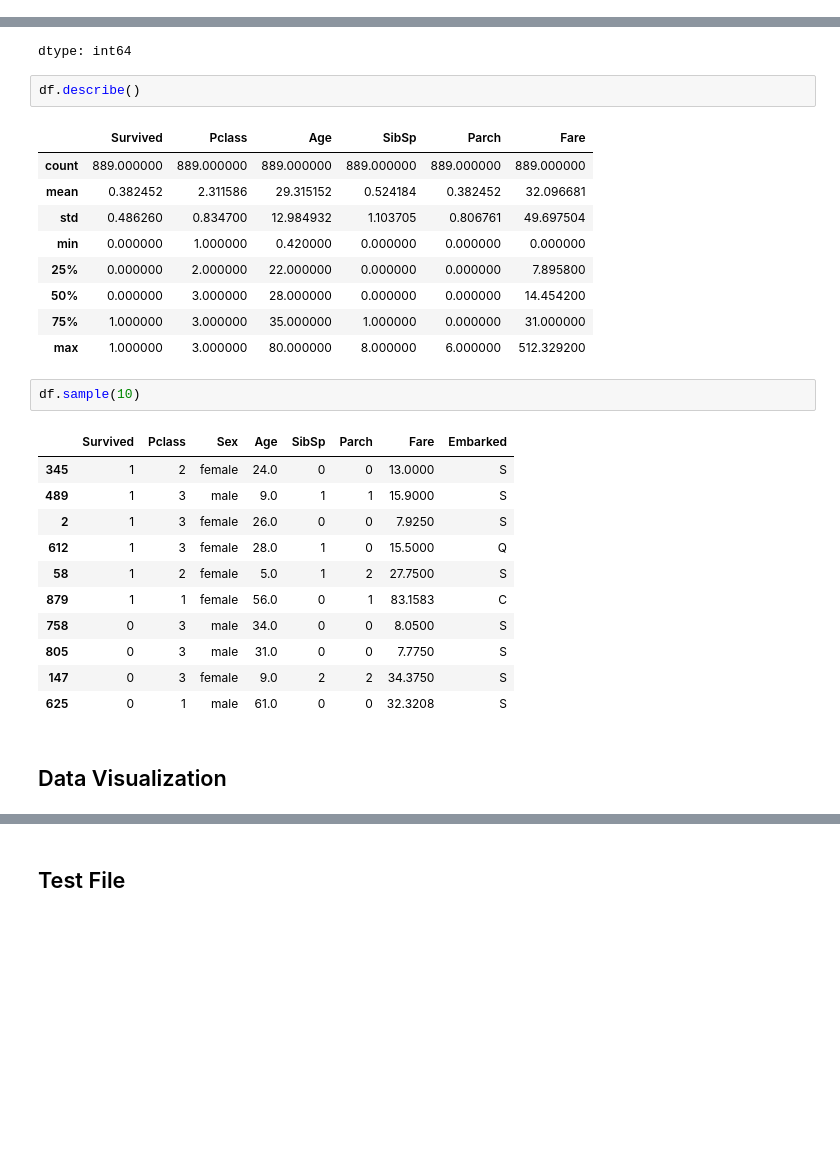
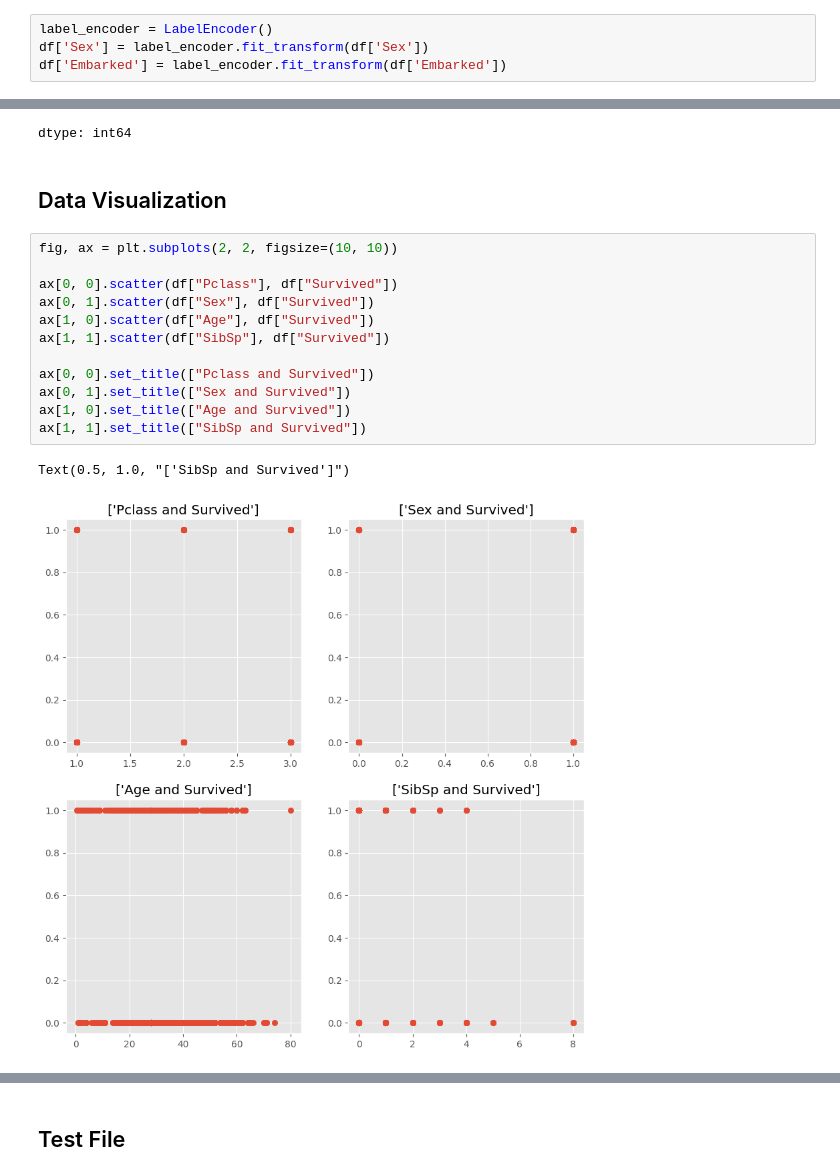
Before and after one commit to leonnmarcoo/CCMACLRL_EXERCISES_COM232, a Jupyter notebook: Exercise3.ipynb, the cells around one changed output, grey strips where cells are left out. Cells and saved outputs as stored; diff of their text form; blank space fills up the shorter version.

Commit message:
Added data visualization

```diff
--- a/Exercise3.ipynb
+++ b/Exercise3.ipynb
@@ -57,3 +62,7 @@ memory usage: 83.7+ KB
 # %%
 drop_col=['PassengerId','Name','Ticket','Cabin']
 df.drop(drop_col,axis=1,inplace=True)
+# %%
+label_encoder = LabelEncoder()
+df['Sex'] = label_encoder.fit_transform(df['Sex'])
+df['Embarked'] = label_encoder.fit_transform(df['Embarked'])
@@ -88,31 +110,20 @@ df.isnull().sum()
 | Fare | 0 |
 | Embarked | 0 |
 dtype: int64
-# %%
-df.describe()
-# %% [output]
-|  | Survived | Pclass | Age | SibSp | Parch | Fare |
-| count | 889.000000 | 889.000000 | 889.000000 | 889.000000 | 889.000000 | 889.000000 |
-| mean | 0.382452 | 2.311586 | 29.315152 | 0.524184 | 0.382452 | 32.096681 |
-| std | 0.486260 | 0.834700 | 12.984932 | 1.103705 | 0.806761 | 49.697504 |
-| min | 0.000000 | 1.000000 | 0.420000 | 0.000000 | 0.000000 | 0.000000 |
-| 25% | 0.000000 | 2.000000 | 22.000000 | 0.000000 | 0.000000 | 7.895800 |
-| 50% | 0.000000 | 3.000000 | 28.000000 | 0.000000 | 0.000000 | 14.454200 |
-| 75% | 1.000000 | 3.000000 | 35.000000 | 1.000000 | 0.000000 | 31.000000 |
-| max | 1.000000 | 3.000000 | 80.000000 | 8.000000 | 6.000000 | 512.329200 |
-# %%
-df.sample(10)
-# %% [output]
-|  | Survived | Pclass | Sex | Age | SibSp | Parch | Fare | Embarked |
-| 345 | 1 | 2 | female | 24.0 | 0 | 0 | 13.0000 | S |
-| 489 | 1 | 3 | male | 9.0 | 1 | 1 | 15.9000 | S |
-| 2 | 1 | 3 | female | 26.0 | 0 | 0 | 7.9250 | S |
-| 612 | 1 | 3 | female | 28.0 | 1 | 0 | 15.5000 | Q |
-| 58 | 1 | 2 | female | 5.0 | 1 | 2 | 27.7500 | S |
-| 879 | 1 | 1 | female | 56.0 | 0 | 1 | 83.1583 | C |
-| 758 | 0 | 3 | male | 34.0 | 0 | 0 | 8.0500 | S |
-| 805 | 0 | 3 | male | 31.0 | 0 | 0 | 7.7750 | S |
-| 147 | 0 | 3 | female | 9.0 | 2 | 2 | 34.3750 | S |
-| 625 | 0 | 1 | male | 61.0 | 0 | 0 | 32.3208 | S |
 # %% [markdown]
 ## Data Visualization
+# %%
+fig, ax = plt.subplots(2, 2, figsize=(10, 10))
+
+ax[0, 0].scatter(df["Pclass"], df["Survived"])
+ax[0, 1].scatter(df["Sex"], df["Survived"])
+ax[1, 0].scatter(df["Age"], df["Survived"])
+ax[1, 1].scatter(df["SibSp"], df["Survived"])
+
+ax[0, 0].set_title(["Pclass and Survived"])
+ax[0, 1].set_title(["Sex and Survived"])
+ax[1, 0].set_title(["Age and Survived"])
+ax[1, 1].set_title(["SibSp and Survived"])
+# %% [output]
+Text(0.5, 1.0, "['SibSp and Survived']")
+[figure, added]
```
Also changed, not shown: parts of 9 cells of this notebook.
